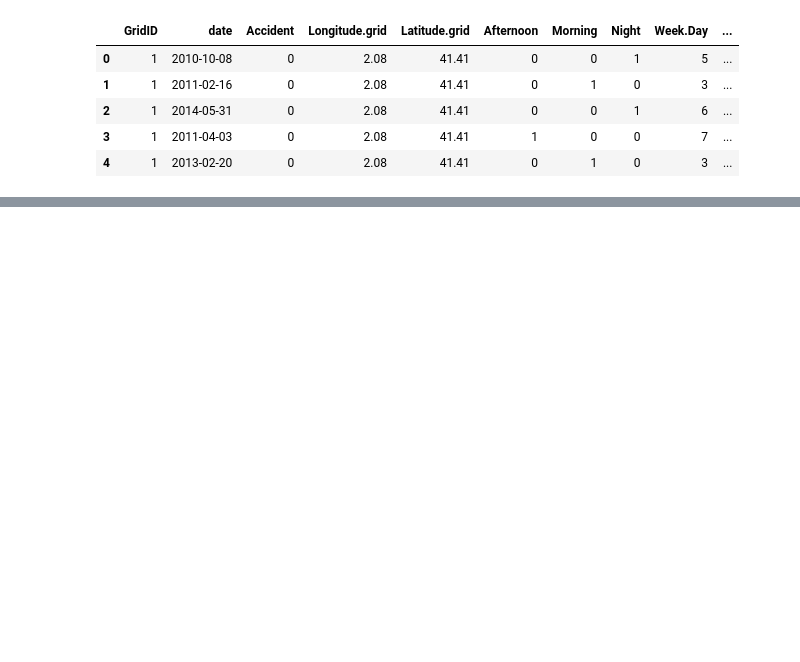
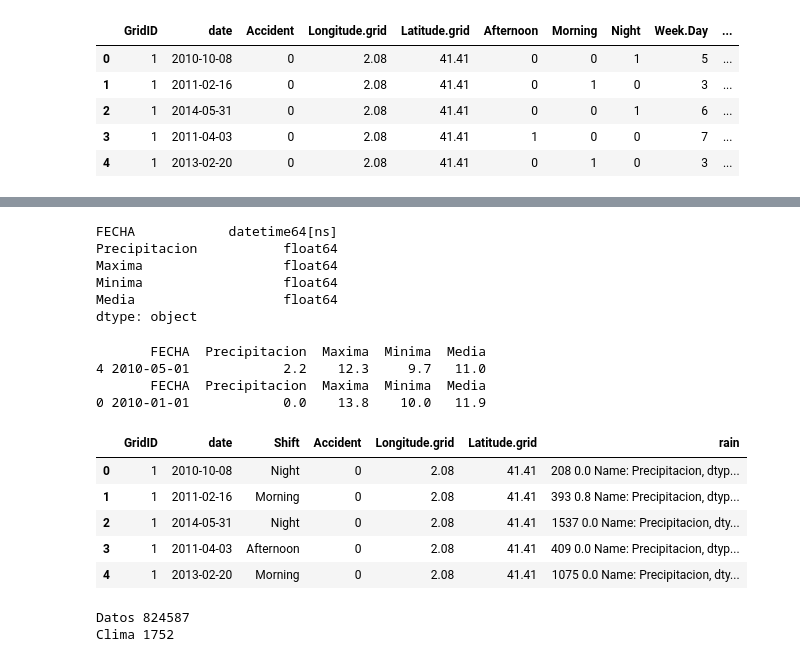
Before and after one commit to jjcarbonell/Accidents-Barcelona, a Jupyter notebook: Practica.ipynb, the cells around one changed output, grey strips where cells are left out. Saved outputs shown, nothing was run; the diff lists cells and outputs as text; code cells hidden in the pictures; blank space fills up the shorter version.

```diff
--- a/Practica.ipynb
+++ b/Practica.ipynb
@@ -136,0 +415,47 @@ Name: Festive, dtype: int64
+# %%
+clima['FECHA'] = pd.to_datetime(clima['FECHA'])
+# %%
+clima.dtypes
+# %% [output]
+FECHA            datetime64[ns]
+Precipitacion           float64
+Maxima                  float64
+Minima                  float64
+Media                   float64
+dtype: object
+# %%
+df=pd.DataFrame(clima)
+df.head()
+data=df[df["FECHA"] == '05-01-2010']
+print(data)
+data=df[0:1]
+print(data)
+# %% [output]
+       FECHA  Precipitacion  Maxima  Minima  Media
+4 2010-05-01            2.2    12.3     9.7   11.0
+       FECHA  Precipitacion  Maxima  Minima  Media
+0 2010-01-01            0.0    13.8    10.0   11.9
+# %%
+rain = []
+for fecha in datos['date']:
+    data = clima[clima["FECHA"] == datetime.strftime(fecha, '%Y-%m-%d')]
+    rain.append(data["Precipitacion"])
+
+len(rain)
+# %%
+datos["rain"] = rain
+# %%
+datos.head()
+# %% [output]
+|  | GridID | date | Shift | Accident | Longitude.grid | Latitude.grid | rain |
+| 0 | 1 | 2010-10-08 | Night | 0 | 2.08 | 41.41 | 208 0.0 Name: Precipitacion, dtyp... |
+| 1 | 1 | 2011-02-16 | Morning | 0 | 2.08 | 41.41 | 393 0.8 Name: Precipitacion, dtyp... |
+| 2 | 1 | 2014-05-31 | Night | 0 | 2.08 | 41.41 | 1537 0.0 Name: Precipitacion, dty... |
+| 3 | 1 | 2011-04-03 | Afternoon | 0 | 2.08 | 41.41 | 409 0.0 Name: Precipitacion, dtyp... |
+| 4 | 1 | 2013-02-20 | Morning | 0 | 2.08 | 41.41 | 1075 0.0 Name: Precipitacion, dty... |
+# %%
+print("Datos",len(datos))
+print("Clima",len(clima))
+# %% [output]
+Datos 824587
+Clima 1752
```
Also changed, not shown: parts of 73 cells of this notebook.
